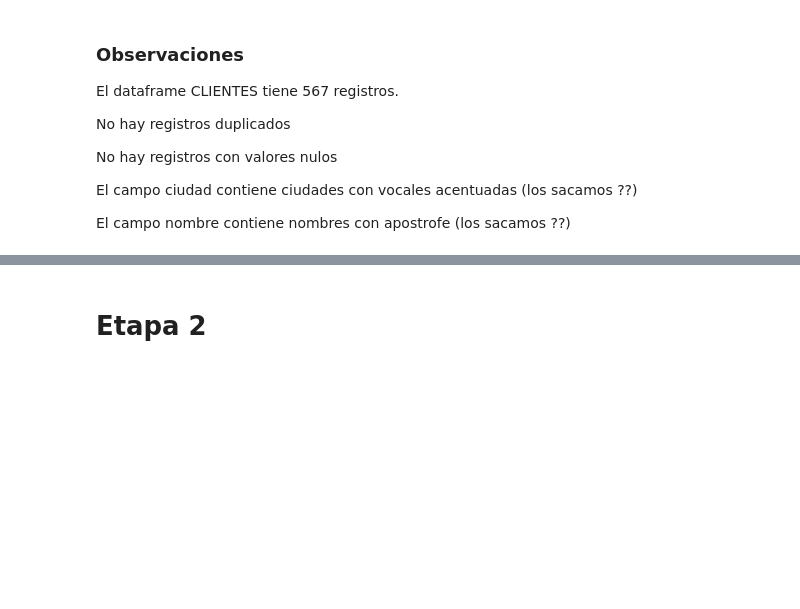
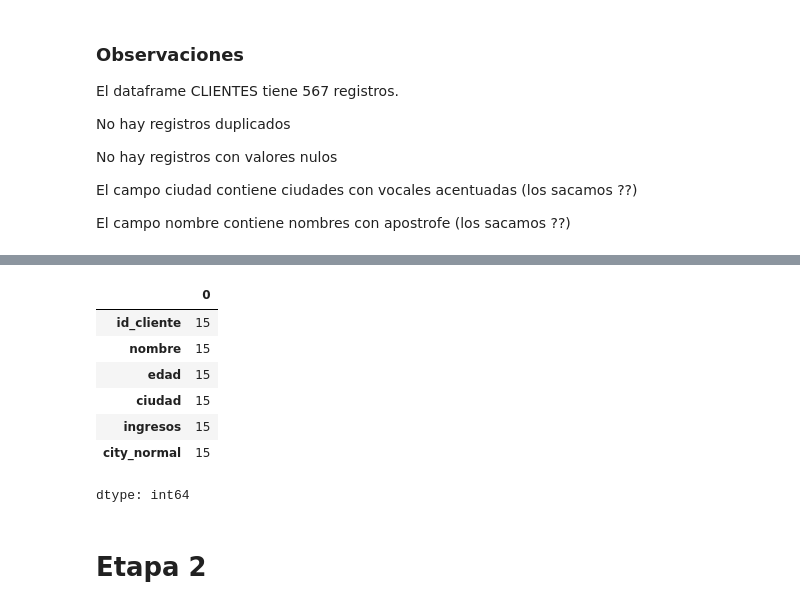
Before and after one commit to alex-degarate/TT-2C2025-Data-Analitycs-Notebooks, a Jupyter notebook: PreEntrega/Pre-entrega-alex.ipynb, the cells around one changed output, grey strips where cells are left out. Saved outputs shown, nothing was run; the diff lists cells and outputs as text; code cells hidden in the pictures; blank space fills up the shorter version.

```diff
--- a/PreEntrega/Pre-entrega-alex.ipynb
+++ b/PreEntrega/Pre-entrega-alex.ipynb
@@ -385,3 +432,22 @@ df_clientes["ciudad"].
+# %%
+# nombres con apostrofes u otros
+# Este busca caracteres distintos de letras y espacio
+df_clientes[df_clientes["nombre"].str.strip().str.contains(r"[^a-zA-Z\s+]", regex=True)].count()
+
+# ESte busca especificamente por apostrofe, guion medio y punto
+#metodo2 = df_clientes[df_clientes["nombre"].str.contains(r"['-.]", regex=True)].count()
+
+#print(f"Metodo 1:\n {metodo1}")
+#print(f"\nMetodo 2:\n {metodo2}")
+# %% [output]
+|  | 0 |
+| id_cliente | 15 |
+| nombre | 15 |
+| edad | 15 |
+| ciudad | 15 |
+| ingresos | 15 |
+| city_normal | 15 |
+dtype: int64
 # %% [markdown]
 # Etapa 2
 # %% [markdown]
```
Also changed, not shown: parts of 4 cells of this notebook.
